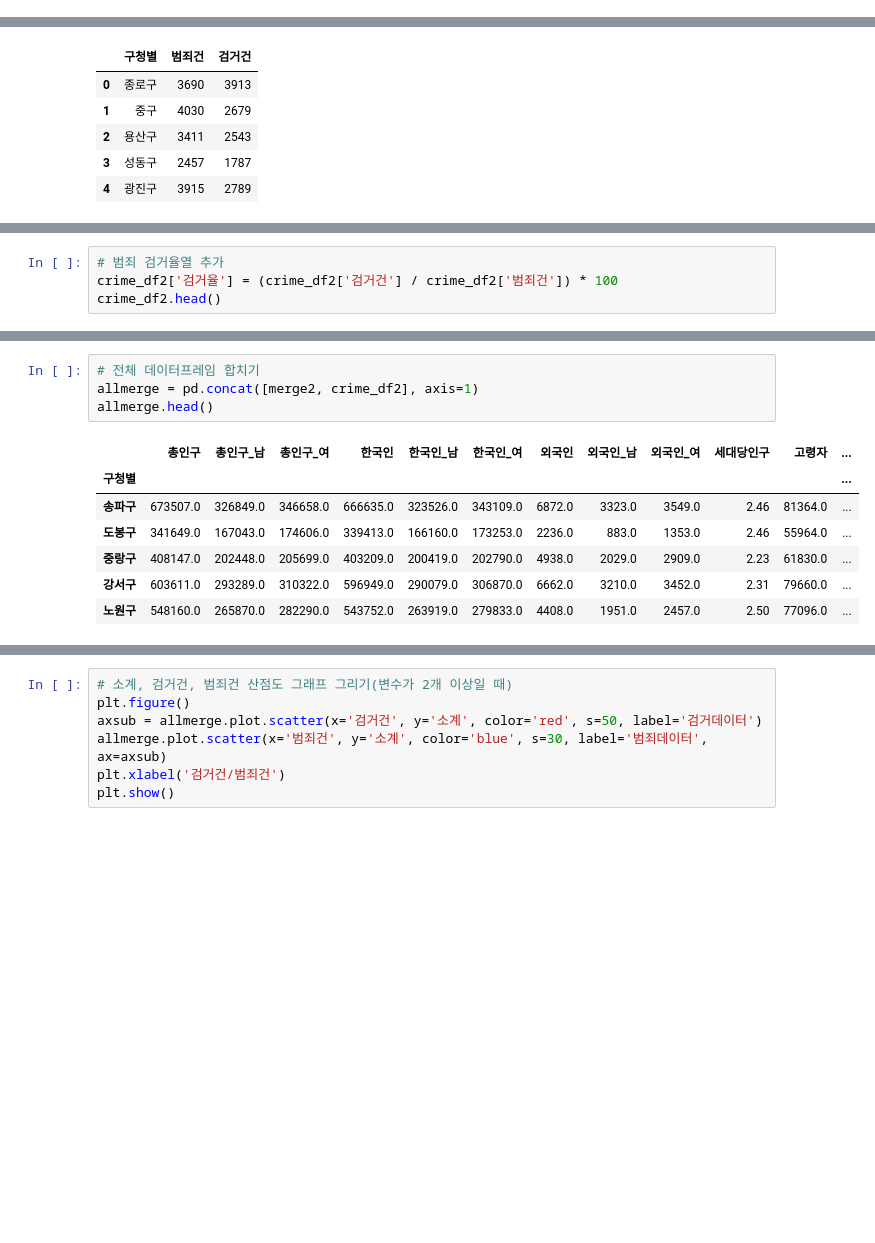
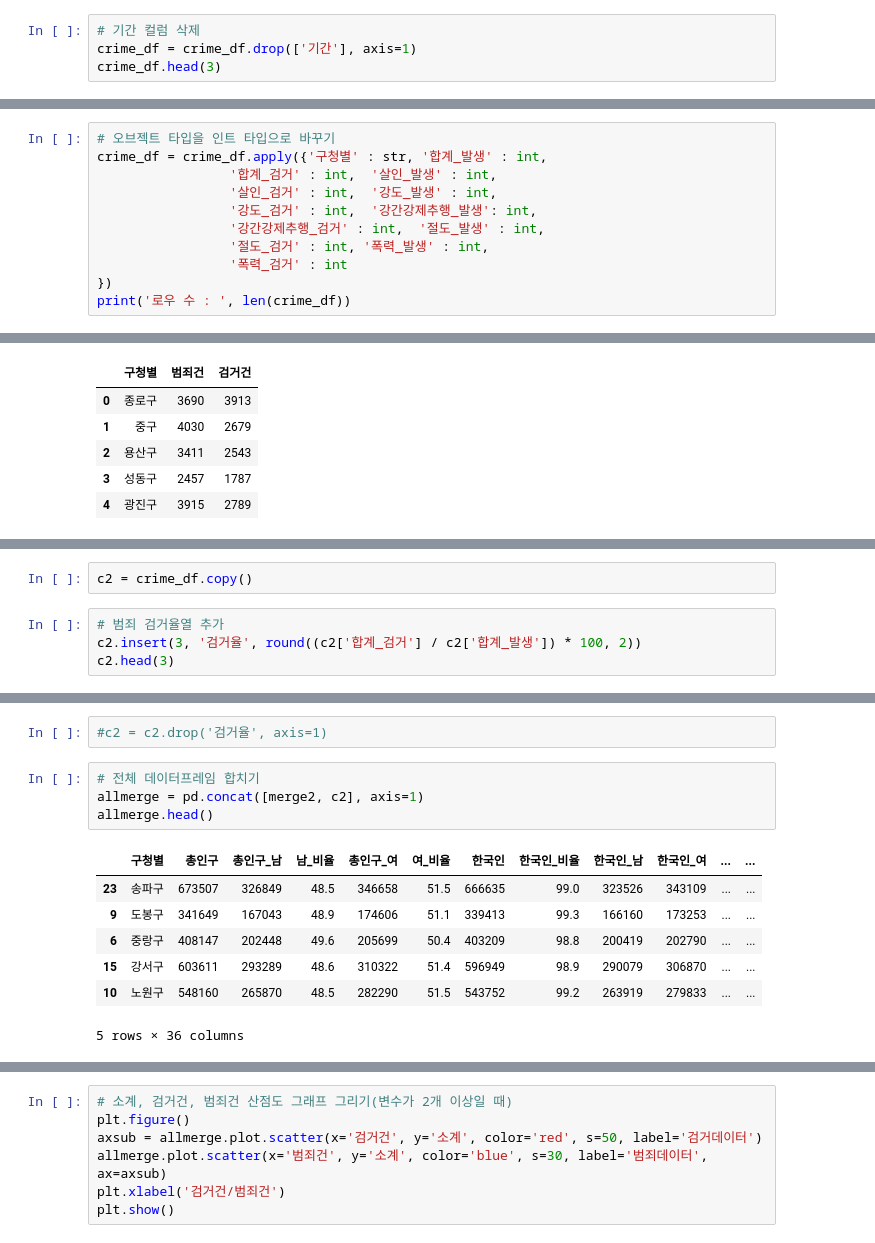
Before and after one commit to jh5209/Project, a Jupyter notebook: analist/seoul_cctv.ipynb, the cells around one changed output, grey strips where cells are left out. Cells and saved outputs as stored; diff of their text form; blank space fills up the shorter version.

```diff
--- a/analist/seoul_cctv.ipynb
+++ b/analist/seoul_cctv.ipynb
@@ -800,0 +890,4 @@ crime_df.head()
+# %%
+# 기간 컬럼 삭제
+crime_df = crime_df.drop(['기간'], axis=1)
+crime_df.head(3)
@@ -800,0 +917,11 @@ crime_df.head()
+# %%
+# 오브젝트 타입을 인트 타입으로 바꾸기
+crime_df = crime_df.apply({'구청별' : str, '합계_발생' : int,
+                 '합계_검거' : int,  '살인_발생' : int,
+                 '살인_검거' : int,  '강도_발생' : int,
+                 '강도_검거' : int,  '강간강제추행_발생': int,
+                 '강간강제추행_검거' : int,  '절도_발생' : int,
+                 '절도_검거' : int, '폭력_발생' : int,
+                 '폭력_검거' : int
+})
+print('로우 수 : ', len(crime_df))
@@ -843,5 +994,7 @@ dtype: object
+# %%
+c2 = crime_df.copy()
 # %%
 # 범죄 검거율열 추가
-crime_df2['검거율'] = (crime_df2['검거건'] / crime_df2['범죄건']) * 100
-crime_df2.head()
+c2.insert(3, '검거율', round((c2['합계_검거'] / c2['합계_발생']) * 100, 2))
+c2.head(3)
 # %% [output]
@@ -855,13 +1005,15 @@ crime_df2.head()
+# %%
+#c2 = c2.drop('검거율', axis=1)
 # %%
 # 전체 데이터프레임 합치기
-allmerge = pd.concat([merge2, crime_df2], axis=1)
+allmerge = pd.concat([merge2, c2], axis=1)
 allmerge.head()
 # %% [output]
-|  | 총인구 | 총인구_남 | 총인구_여 | 한국인 | 한국인_남 | 한국인_여 | 외국인 | 외국인_남 | 외국인_여 | 세대당인구 | 고령자 | ... |
-| 구청별 |  |  |  |  |  |  |  |  |  |  |  | ... |
-| 송파구 | 673507.0 | 326849.0 | 346658.0 | 666635.0 | 323526.0 | 343109.0 | 6872.0 | 3323.0 | 3549.0 | 2.46 | 81364.0 | ... |
-| 도봉구 | 341649.0 | 167043.0 | 174606.0 | 339413.0 | 166160.0 | 173253.0 | 2236.0 | 883.0 | 1353.0 | 2.46 | 55964.0 | ... |
-| 중랑구 | 408147.0 | 202448.0 | 205699.0 | 403209.0 | 200419.0 | 202790.0 | 4938.0 | 2029.0 | 2909.0 | 2.23 | 61830.0 | ... |
-| 강서구 | 603611.0 | 293289.0 | 310322.0 | 596949.0 | 290079.0 | 306870.0 | 6662.0 | 3210.0 | 3452.0 | 2.31 | 79660.0 | ... |
-| 노원구 | 548160.0 | 265870.0 | 282290.0 | 543752.0 | 263919.0 | 279833.0 | 4408.0 | 1951.0 | 2457.0 | 2.50 | 77096.0 | ... |
+|  | 구청별 | 총인구 | 총인구_남 | 남_비율 | 총인구_여 | 여_비율 | 한국인 | 한국인_비율 | 한국인_남 | 한국인_여 | ... | ... |
+| 23 | 송파구 | 673507 | 326849 | 48.5 | 346658 | 51.5 | 666635 | 99.0 | 323526 | 343109 | ... | ... |
+| 9 | 도봉구 | 341649 | 167043 | 48.9 | 174606 | 51.1 | 339413 | 99.3 | 166160 | 173253 | ... | ... |
+| 6 | 중랑구 | 408147 | 202448 | 49.6 | 205699 | 50.4 | 403209 | 98.8 | 200419 | 202790 | ... | ... |
+| 15 | 강서구 | 603611 | 293289 | 48.6 | 310322 | 51.4 | 596949 | 98.9 | 290079 | 306870 | ... | ... |
+| 10 | 노원구 | 548160 | 265870 | 48.5 | 282290 | 51.5 | 543752 | 99.2 | 263919 | 279833 | ... | ... |
+5 rows × 36 columns
 # %%
```
Also changed, not shown: parts of 70 cells of this notebook.
